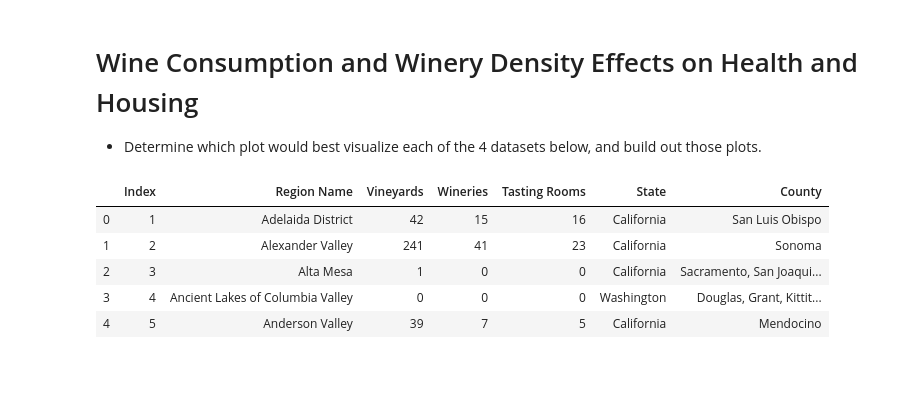
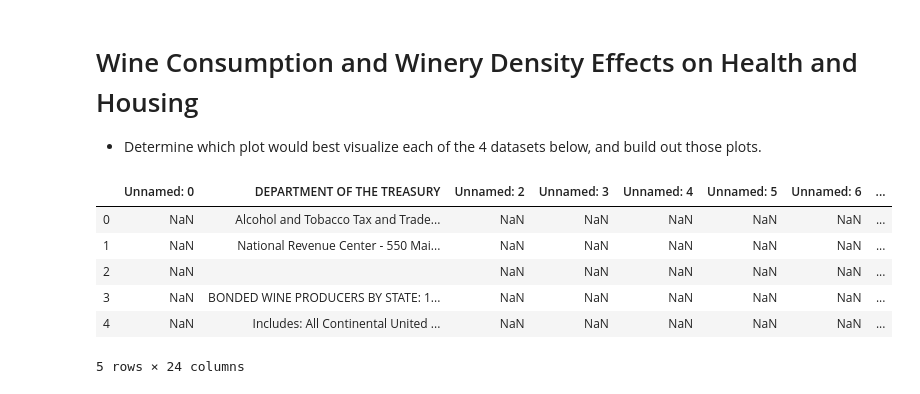
Before and after one commit to epayne323/ProjectOneRepo, a Jupyter notebook: Notebooks/working_EP.ipynb, the cells around one changed output. Drawn from its saved outputs; the diff is of its cells as text; code cells hidden in the pictures.

```diff
--- a/Notebooks/working_EP.ipynb
+++ b/Notebooks/working_EP.ipynb
@@ -11,11 +12,15 @@ import matplotlib.pyplot as plt
 # %%
 wine_regions_df = pd.read_csv(os.path.join("..","Data","Raw","Wine_Regions.csv"))
+total_wine_producers_df = pd.read_csv(os.path.join("..","Data","Raw",
+                                                   "Q3_bonded_wine_producers_by_state_1999_june_2019.csv"))
-# %%
-wine_regions_df.head()
-# %% [output]
-|  | Index | Region Name | Vineyards | Wineries | Tasting Rooms | State | County |
-| 0 | 1 | Adelaida District | 42 | 15 | 16 | California | San Luis Obispo |
-| 1 | 2 | Alexander Valley | 241 | 41 | 23 | California | Sonoma |
-| 2 | 3 | Alta Mesa | 1 | 0 | 0 | California | Sacramento, San Joaqui... |
-| 3 | 4 | Ancient Lakes of Columbia Valley | 0 | 0 | 0 | Washington | Douglas, Grant, Kittit... |
-| 4 | 5 | Anderson Valley | 39 | 7 | 5 | California | Mendocino |
+# %%
+# wine_regions_df.sort_values("Vineyards", ascending=False).head(10)["Vineyards"]
+total_wine_producers_df.head()
+# %% [output]
+|  | Unnamed: 0 | DEPARTMENT OF THE TREASURY | Unnamed: 2 | Unnamed: 3 | Unnamed: 4 | Unnamed: 5 | Unnamed: 6 | ... |
+| 0 | NaN | Alcohol and Tobacco Tax and Trade... | NaN | NaN | NaN | NaN | NaN | ... |
+| 1 | NaN | National Revenue Center - 550 Mai... | NaN | NaN | NaN | NaN | NaN | ... |
+| 2 | NaN |  | NaN | NaN | NaN | NaN | NaN | ... |
+| 3 | NaN | BONDED WINE PRODUCERS BY STATE: 1... | NaN | NaN | NaN | NaN | NaN | ... |
+| 4 | NaN | Includes: All Continental United ... | NaN | NaN | NaN | NaN | NaN | ... |
+5 rows × 24 columns
```
Also changed, not shown: parts of 3 cells of this notebook, 1 other file.
